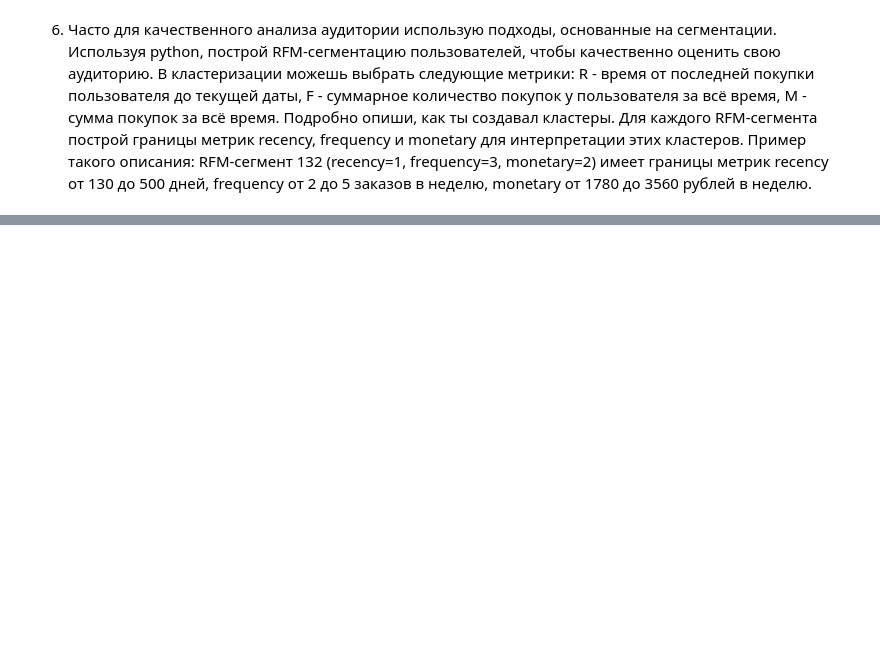
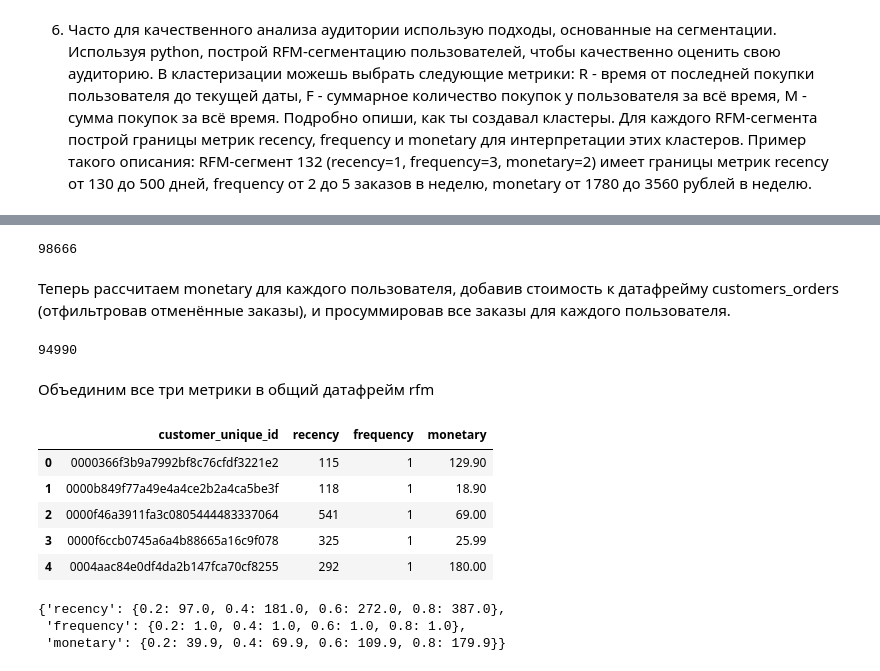
Before and after one commit to y0lk1n/analytics-practice, a Jupyter notebook: project_ecommerce/project_notebook.ipynb, the cells around one changed output, grey strips where cells are left out. Saved outputs shown, nothing was run; the diff lists cells and outputs as text; code cells hidden in the pictures; blank space fills up the shorter version.

```diff
--- a/project_ecommerce/project_notebook.ipynb
+++ b/project_ecommerce/project_notebook.ipynb
@@ -504,0 +522,2 @@ Text(0, 0.5, 'Retention rate')
+# %%
+frequency = customers_orders[(customers_orders.order_status != 'canceled') & (customers_orders.order_status != 'unavailable')].groupby('customer_unique_id', as_index=False).agg(frequency=('order_id', 'count'))
@@ -504,0 +567,4 @@ Text(0, 0.5, 'Retention rate')
+# %%
+order_items.order_id.nunique()
+# %% [output]
+98666
@@ -504,0 +573,2 @@ Text(0, 0.5, 'Retention rate')
+# %% [markdown]
+Теперь рассчитаем monetary для каждого пользователя, добавив стоимость к датафрейму customers_orders (отфильтровав отменённые заказы), и просуммировав все заказы для каждого пользователя.
@@ -504,0 +580,23 @@ Text(0, 0.5, 'Retention rate')
+# %%
+monetary.customer_unique_id.nunique()
+# %% [output]
+94990
+# %% [markdown]
+Объединим все три метрики в общий датафрейм rfm
+# %%
+rfm = recency.merge(frequency, on='customer_unique_id').merge(monetary, on='customer_unique_id')
+rfm.head()
+# %% [output]
+|  | customer_unique_id | recency | frequency | monetary |
+| 0 | 0000366f3b9a7992bf8c76cfdf3221e2 | 115 | 1 | 129.90 |
+| 1 | 0000b849f77a49e4a4ce2b2a4ca5be3f | 118 | 1 | 18.90 |
+| 2 | 0000f46a3911fa3c0805444483337064 | 541 | 1 | 69.00 |
+| 3 | 0000f6ccb0745a6a4b88665a16c9f078 | 325 | 1 | 25.99 |
+| 4 | 0004aac84e0df4da2b147fca70cf8255 | 292 | 1 | 180.00 |
+# %%
+quintiles = rfm[['recency', 'frequency', 'monetary']].quantile([.2, .4, .6, .8]).to_dict()
+quintiles
+# %% [output]
+{'recency': {0.2: 97.0, 0.4: 181.0, 0.6: 272.0, 0.8: 387.0},
+ 'frequency': {0.2: 1.0, 0.4: 1.0, 0.6: 1.0, 0.8: 1.0},
+ 'monetary': {0.2: 39.9, 0.4: 69.9, 0.6: 109.9, 0.8: 179.9}}
```
Also changed, not shown: parts of 18 cells of this notebook.
